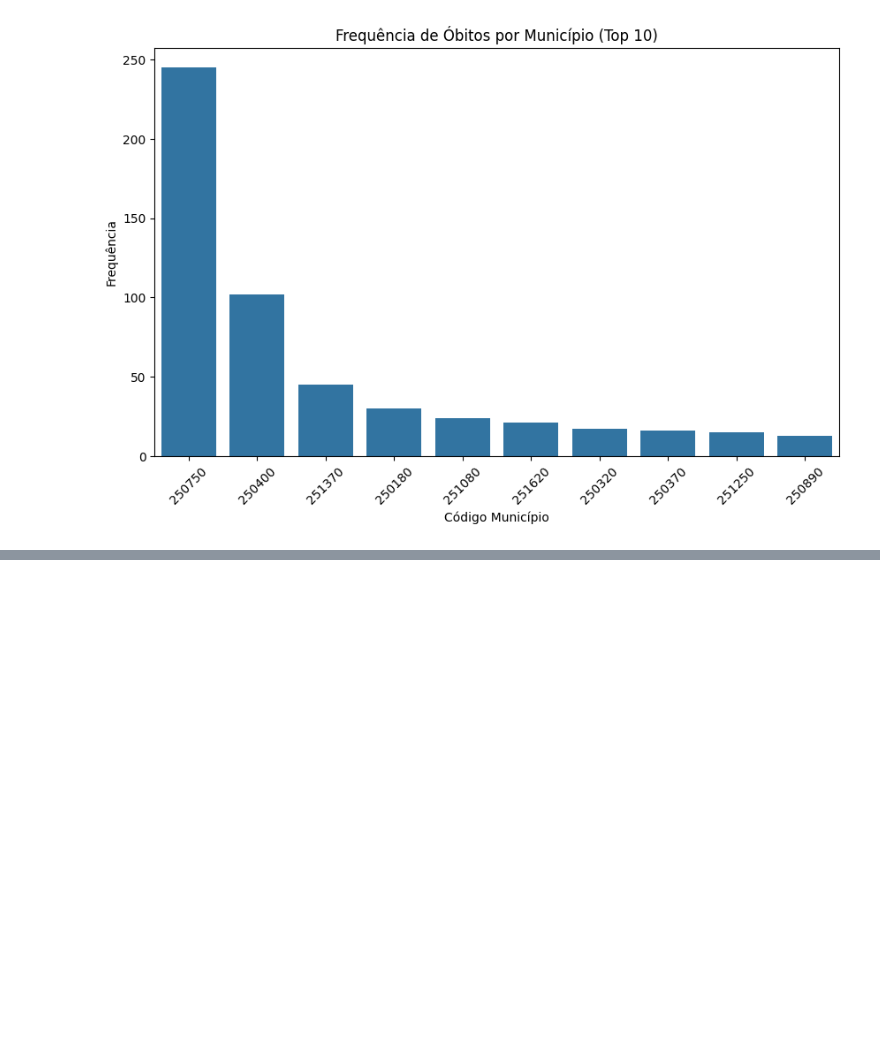
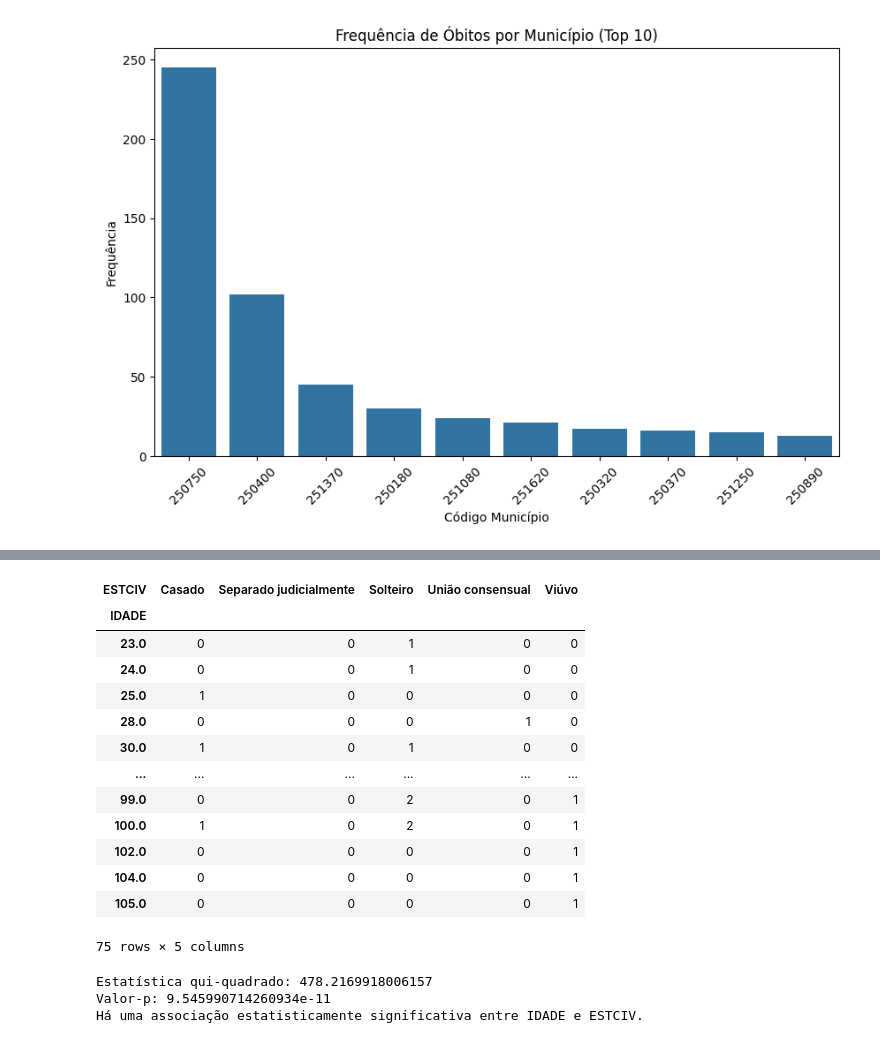
Before and after one commit to cleodecker/Cancer, a Jupyter notebook: Scripts/Cancer_PB.ipynb, the cells around one changed output, grey strips where cells are left out. Saved outputs shown, nothing was run; the diff lists cells and outputs as text; code cells hidden in the pictures; blank space fills up the shorter version.

```diff
--- a/Scripts/Cancer_PB.ipynb
+++ b/Scripts/Cancer_PB.ipynb
@@ -275,0 +308,35 @@ CODMUNRES
+# %%
+# Explorar relação entre ETSCIV e IDADE usando uma tabela de contingência
+tabela_contingencia = pd.crosstab(df['IDADE'], df['ESTCIV'])
+display(tabela_contingencia)
+
+# Realizar o teste chi2
+chi2, p_valor, dof, esperados = chi2_contingency(tabela_contingencia)
+
+print(f"Estatística qui-quadrado: {chi2}")
+print(f"Valor-p: {p_valor}")
+
+# Interpretar os resultados
+alfa = 0.05
+if p_valor < alfa:
+    print("Há uma associação estatisticamente significativa entre IDADE e ESTCIV.")
+else:
+    print("Não há associação estatisticamente significativa entre IDADE e ESTCIV.")
+# %% [output]
+| ESTCIV | Casado | Separado judicialmente | Solteiro | União consensual | Viúvo |
+| IDADE |  |  |  |  |  |
+| 23.0 | 0 | 0 | 1 | 0 | 0 |
+| 24.0 | 0 | 0 | 1 | 0 | 0 |
+| 25.0 | 1 | 0 | 0 | 0 | 0 |
+| 28.0 | 0 | 0 | 0 | 1 | 0 |
+| 30.0 | 1 | 0 | 1 | 0 | 0 |
+| ... | ... | ... | ... | ... | ... |
+| 99.0 | 0 | 0 | 2 | 0 | 1 |
+| 100.0 | 1 | 0 | 2 | 0 | 1 |
+| 102.0 | 0 | 0 | 0 | 0 | 1 |
+| 104.0 | 0 | 0 | 0 | 0 | 1 |
+| 105.0 | 0 | 0 | 0 | 0 | 1 |
+75 rows × 5 columns
+Estatística qui-quadrado: 478.2169918006157
+Valor-p: 9.545990714260934e-11
+Há uma associação estatisticamente significativa entre IDADE e ESTCIV.
```
Also changed, not shown: parts of 2 cells of this notebook.
